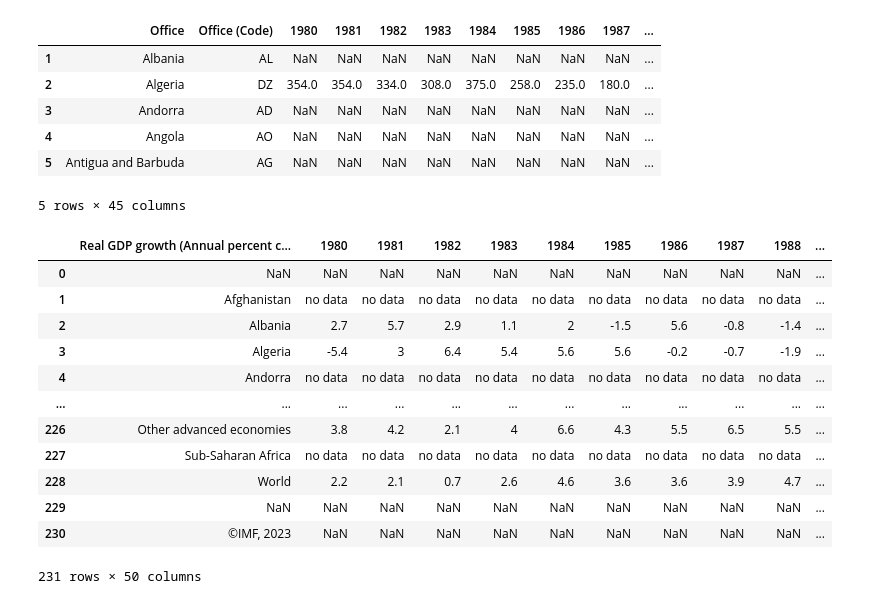
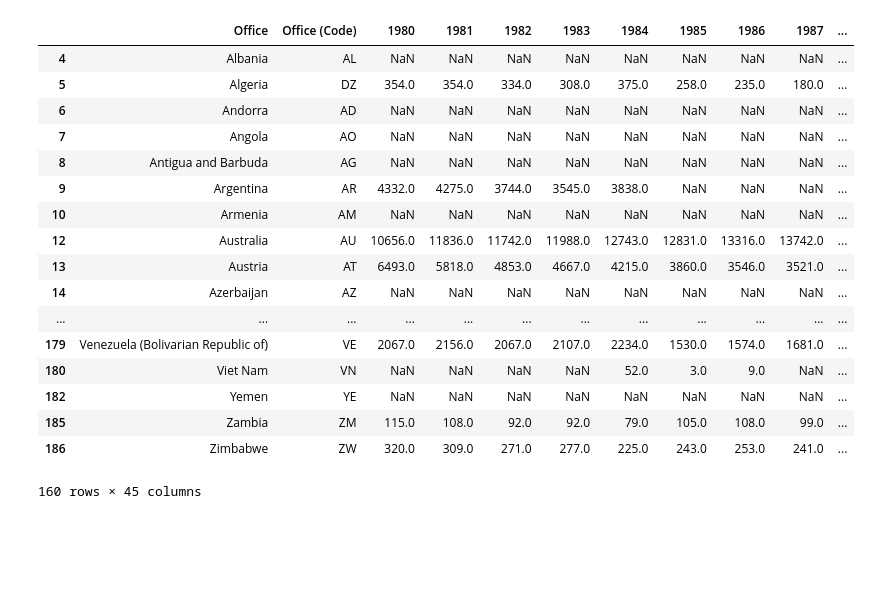
Before and after one commit to Vyshnevskyi91/Economy-growth-prediction, a Jupyter notebook: PatentsToGDP.ipynb, the cells around one changed output. Drawn from its saved outputs; the diff is of its cells as text; code cells hidden in the pictures; blank space fills up the shorter version.

```diff
--- a/PatentsToGDP.ipynb
+++ b/PatentsToGDP.ipynb
@@ -8,4 +7,30 @@ df_patent = pd.read_excel(file_path)
+# %%
+pd.set_option('display.max_rows', 231)
 # %%
 new_column_names = {'Unnamed: 0': 'Office', 'Unnamed: 1': 'Office (Code)', 'Unnamed: 2': 'Origin', 'Unnamed: 3': 'Type'}
 
 df_patent.rename(columns=new_column_names, inplace=True)
+df_patent.drop(df_patent.columns[[2, 3]], axis=1, inplace=True)
+indices_to_drop = [0, 1, 2, 3, 11, 36, 37, 39, 41, 45, 48, 59, 60, 61, 67, 94, 109, 120, 123, 129, 145, 155, 156, 175, 181, 183, 184]
+df_patent.drop(indices_to_drop, inplace=True)
+
+df_patent
+# %% [output]
+|  | Office | Office (Code) | 1980 | 1981 | 1982 | 1983 | 1984 | 1985 | 1986 | 1987 | ... |
+| 4 | Albania | AL | NaN | NaN | NaN | NaN | NaN | NaN | NaN | NaN | ... |
+| 5 | Algeria | DZ | 354.0 | 354.0 | 334.0 | 308.0 | 375.0 | 258.0 | 235.0 | 180.0 | ... |
+| 6 | Andorra | AD | NaN | NaN | NaN | NaN | NaN | NaN | NaN | NaN | ... |
+| 7 | Angola | AO | NaN | NaN | NaN | NaN | NaN | NaN | NaN | NaN | ... |
+| 8 | Antigua and Barbuda | AG | NaN | NaN | NaN | NaN | NaN | NaN | NaN | NaN | ... |
+| 9 | Argentina | AR | 4332.0 | 4275.0 | 3744.0 | 3545.0 | 3838.0 | NaN | NaN | NaN | ... |
+| 10 | Armenia | AM | NaN | NaN | NaN | NaN | NaN | NaN | NaN | NaN | ... |
+| 12 | Australia | AU | 10656.0 | 11836.0 | 11742.0 | 11988.0 | 12743.0 | 12831.0 | 13316.0 | 13742.0 | ... |
+| 13 | Austria | AT | 6493.0 | 5818.0 | 4853.0 | 4667.0 | 4215.0 | 3860.0 | 3546.0 | 3521.0 | ... |
+| 14 | Azerbaijan | AZ | NaN | NaN | NaN | NaN | NaN | NaN | NaN | NaN | ... |
+| ... | ... | ... | ... | ... | ... | ... | ... | ... | ... | ... | ... |
+| 179 | Venezuela (Bolivarian Republic of) | VE | 2067.0 | 2156.0 | 2067.0 | 2107.0 | 2234.0 | 1530.0 | 1574.0 | 1681.0 | ... |
+| 180 | Viet Nam | VN | NaN | NaN | NaN | NaN | 52.0 | 3.0 | 9.0 | NaN | ... |
+| 182 | Yemen | YE | NaN | NaN | NaN | NaN | NaN | NaN | NaN | NaN | ... |
+| 185 | Zambia | ZM | 115.0 | 108.0 | 92.0 | 92.0 | 79.0 | 105.0 | 108.0 | 99.0 | ... |
+| 186 | Zimbabwe | ZW | 320.0 | 309.0 | 271.0 | 277.0 | 225.0 | 243.0 | 253.0 | 241.0 | ... |
+160 rows × 45 columns
@@ -23,12 +37,2 @@ df_patent.set_index(pd.RangeIndex(start=1, stop=len(df_patent) + 1, step=1), inp
-# %%
-df_patent.head()
-# %% [output]
-|  | Office | Office (Code) | 1980 | 1981 | 1982 | 1983 | 1984 | 1985 | 1986 | 1987 | ... |
-| 1 | Albania | AL | NaN | NaN | NaN | NaN | NaN | NaN | NaN | NaN | ... |
-| 2 | Algeria | DZ | 354.0 | 354.0 | 334.0 | 308.0 | 375.0 | 258.0 | 235.0 | 180.0 | ... |
-| 3 | Andorra | AD | NaN | NaN | NaN | NaN | NaN | NaN | NaN | NaN | ... |
-| 4 | Angola | AO | NaN | NaN | NaN | NaN | NaN | NaN | NaN | NaN | ... |
-| 5 | Antigua and Barbuda | AG | NaN | NaN | NaN | NaN | NaN | NaN | NaN | NaN | ... |
-5 rows × 45 columns
 # %%
 GDP_path = r'C:\work\imf-dm-export-20231128.xls'
@@ -37,16 +39,0 @@ df_GDP = pd.read_excel(GDP_path)
-# %%
-df_GDP
-# %% [output]
-|  | Real GDP growth (Annual percent c... | 1980 | 1981 | 1982 | 1983 | 1984 | 1985 | 1986 | 1987 | 1988 | ... |
-| 0 | NaN | NaN | NaN | NaN | NaN | NaN | NaN | NaN | NaN | NaN | ... |
-| 1 | Afghanistan | no data | no data | no data | no data | no data | no data | no data | no data | no data | ... |
-| 2 | Albania | 2.7 | 5.7 | 2.9 | 1.1 | 2 | -1.5 | 5.6 | -0.8 | -1.4 | ... |
-| 3 | Algeria | -5.4 | 3 | 6.4 | 5.4 | 5.6 | 5.6 | -0.2 | -0.7 | -1.9 | ... |
-| 4 | Andorra | no data | no data | no data | no data | no data | no data | no data | no data | no data | ... |
-| ... | ... | ... | ... | ... | ... | ... | ... | ... | ... | ... | ... |
-| 226 | Other advanced economies | 3.8 | 4.2 | 2.1 | 4 | 6.6 | 4.3 | 5.5 | 6.5 | 5.5 | ... |
-| 227 | Sub-Saharan Africa | no data | no data | no data | no data | no data | no data | no data | no data | no data | ... |
-| 228 | World | 2.2 | 2.1 | 0.7 | 2.6 | 4.6 | 3.6 | 3.6 | 3.9 | 4.7 | ... |
-| 229 | NaN | NaN | NaN | NaN | NaN | NaN | NaN | NaN | NaN | NaN | ... |
-| 230 | ©IMF, 2023 | NaN | NaN | NaN | NaN | NaN | NaN | NaN | NaN | NaN | ... |
-231 rows × 50 columns
```
Also changed, not shown: parts of 10 cells of this notebook.
